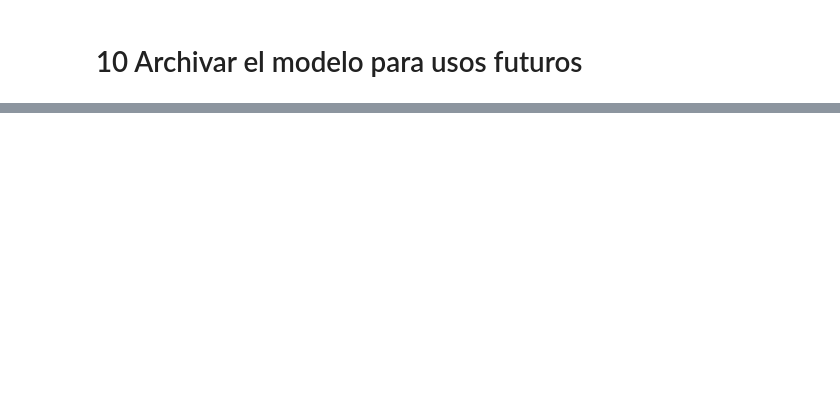
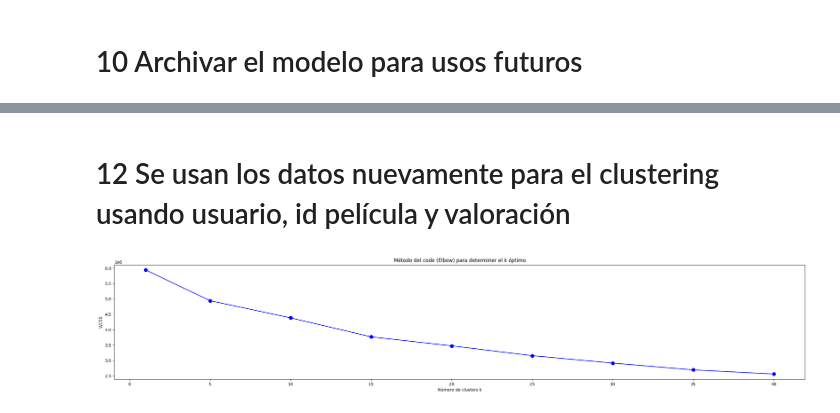
Before and after one commit to arroyofe/PR5_GI_rec_basado_modelos, a Jupyter notebook: pr5_v2_rec_basado_modelos.ipynb, the cells around one changed output, grey strips where cells are left out. Saved outputs shown, nothing was run; the diff lists cells and outputs as text; code cells hidden in the pictures; blank space fills up the shorter version.

```diff
--- a/pr5_v2_rec_basado_modelos.ipynb
+++ b/pr5_v2_rec_basado_modelos.ipynb
@@ -45,3 +40,9 @@ Would you like me to provide the corrected code?
 * movieId
 * Title
 * rating
+# %%
+#df = pd.read_csv('dataset.csv', on_bad_lines='warn', skiprows=lambda i: i>0 and random.random() > 0.001)
+df = pd.read_csv('dataset.csv', sep= ';')
+print(df[:4])
+print(df.columns)
+print(len(df))
@@ -210,0 +230,42 @@ This implementation provides a solid foundation for a recommendation system that
+# %% [markdown]
+# 12 Se usan los datos nuevamente para el clustering usando usuario, id película y valoración
+# %%
+#1. Crear matriz usuario-película
+# Convertir userId, movieId y rating al tipo apropiado to appropriate types if they aren't already
+nuevo_df['userId'] = nuevo_df['userId'].astype(int)
+nuevo_df['movieId'] = nuevo_df['movieId'].astype(int)
+nuevo_df['rating'] = nuevo_df['rating'].astype(float)
+
+user_movie_matrix = nuevo_df.pivot_table(
+    index="userId",
+    columns="movieId",
+    values="rating",
+    aggfunc='mean'
+).fillna(0)
+# %%
+# 2. Estandarización de los datos:
+# Se hace la estandrización pqra que cada película tenga una media 0 y una desviación estándar 1.
+# Esto evita que haya películas con mucha nota que prevalezcan en el cluster.
+
+scaler = StandardScaler()
+user_movie_scaled = scaler.fit_transform(user_movie_matrix)
+# %%
+# 3. Determinar el mejor valor de k
+wcss = []
+K_range = [1,5,10,15,20,25,30,35,40] # Se define un número razonable de clusters que puedan servir
+
+# Se calculan los datos de cluster y centroides
+for k in K_range:
+    kmeans = KMeans(n_clusters=k, init='k-means++', random_state=42, n_init=10)
+    kmeans.fit(user_movie_scaled)
+    wcss.append(kmeans.inertia_)
+
+# Visualización del "codo" que indica el mejor k
+plt.figure(figsize=(30,5))
+plt.plot(K_range, wcss, 'bo-', markersize=8)
+plt.xlabel('Número de clusters k')
+plt.ylabel('WCSS')
+plt.title('Método del code (Elbow) para determiner el k óptimo')
+plt.show()
+# %% [output]
+[figure, added]
```
Also changed, not shown: parts of 16 cells of this notebook, 2 other files.
